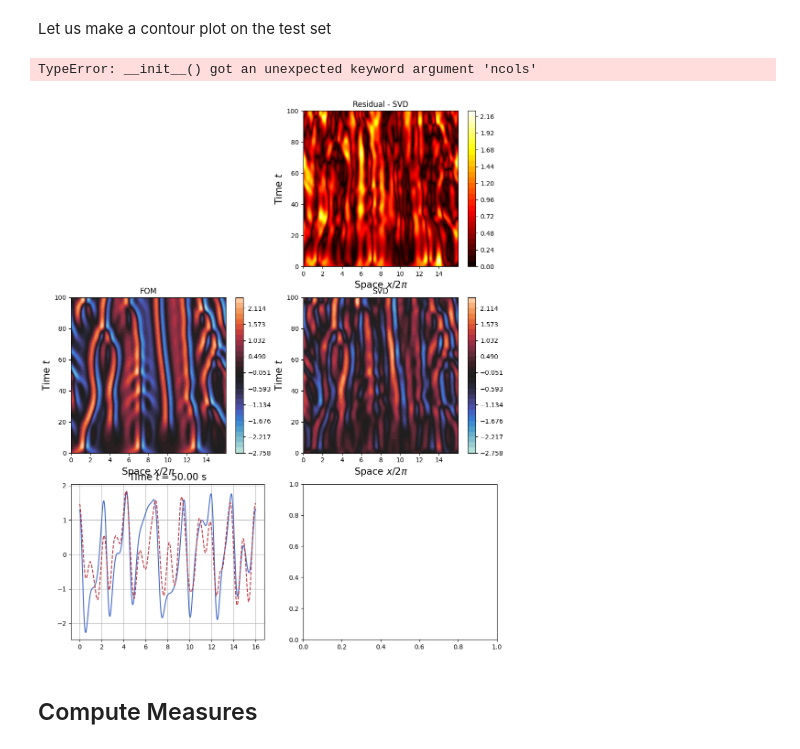
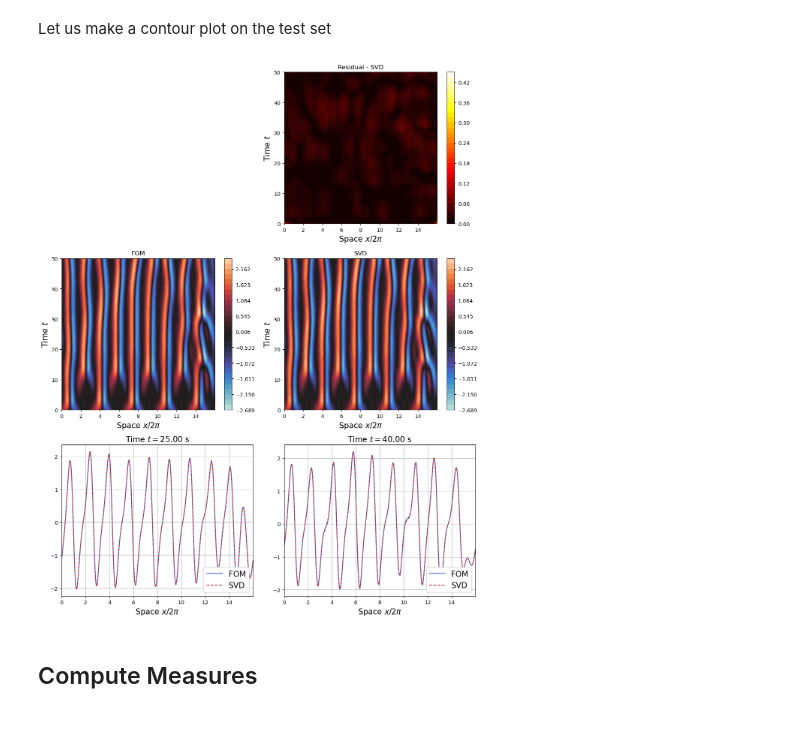
Before and after one commit to markus0800/SHRED-ROM, a Jupyter notebook: KuramotoSivashinsky/ks_padding_shred.ipynb, the cells around one changed output. Drawn from its saved outputs; the diff is of its cells as text; code cells hidden in the pictures.

Commit message:
Fix plot issue in KS

```diff
--- a/KuramotoSivashinsky/ks_padding_shred.ipynb
+++ b/KuramotoSivashinsky/ks_padding_shred.ipynb
@@ -17,7 +17,7 @@ Solving in $[0,L]$ with $L=2\pi$ for $u_0 = \cos(2 \pi\,x/L)\cdot (1+\sin(2 \pi\
 N = 2**11
 L = 2 * np.pi * 16
 
-tmax = 100
+tmax = 50
 dt = 1e-2
 saved_steps = Ntime_for_nn
 
@@ -101,12 +87,14 @@ import os
 snaps = dict()
 domain = x
 snaps['t'] = snapshots_data[0][1]
-snaps['params'] = params[:,0].reshape(-1,1)
+snaps['params'] = params
 snaps['snapshots'] = {'u': [snap[2].T for snap in snapshots_data]}
+
+N_params = params.shape[1]
 # %% [markdown]
 Split into train, test and validation for the parameter
 # %%
-np.random.seed(0)
+np.random.seed(5)
 
 ntrajectories = len(snaps['params'])
 ntrain = int(0.8 * ntrajectories)
@@ -128,9 +116,10 @@ dataset['u'] = {
     'test': np.asarray([snaps['snapshots']['u'][idx].T for idx in idx_test]),
 }
 
-mu = np.zeros((ntrajectories, Ntime_for_nn+1, 1))
+mu = np.zeros((ntrajectories, Ntime_for_nn+1, N_params))
 for idx in range(ntrajectories):
-    mu[idx] = snaps['params'][idx]
+    for tt in range(Ntime_for_nn+1):
+        mu[idx, tt] = snaps['params'][idx]
 
 dataset['params'] = {
     'train': mu[idx_train],
@@ -151,7 +155,7 @@ Nmodes = []
 u_total = dict()
 s_total = dict()
 
-modes_number = [20]
+modes_number = [60]
 
 for field_i, field in enumerate(var_names):
     u = dataset[field]['train'].reshape(-1, len(x)).T
@@ -232,13 +234,12 @@ Let us make a contour plot on the test set
 # %%
 from plots import plot_FOM_vs_Recon
 
 recons = {'SVD': rescaling_snaps[field_i].inverse_transform(np.linalg.multi_dot([u_total[field],
                                                             np.diag(s_total[field]),
-                                                            v_POD['test'][0, :].T]))}
-plot_FOM_vs_Recon(domain, snaps['t'], dataset[field]['test'][0].T, recons, time_idx = [0.5, 0.8])
+                                                            v_POD['test'][4, :].T]))}
+plot_FOM_vs_Recon(domain, snaps['t'], dataset[field]['test'][4].T, recons, time_idx = [0.5, 0.8])
 # %% [output]
-TypeError: __init__() got an unexpected keyword argument 'ncols'
-[figure, old version]
+[figure, new version]
 # %% [markdown]
 ## Compute Measures
 # %%
```
Also changed, not shown: parts of 17 cells of this notebook, 1 other file.
